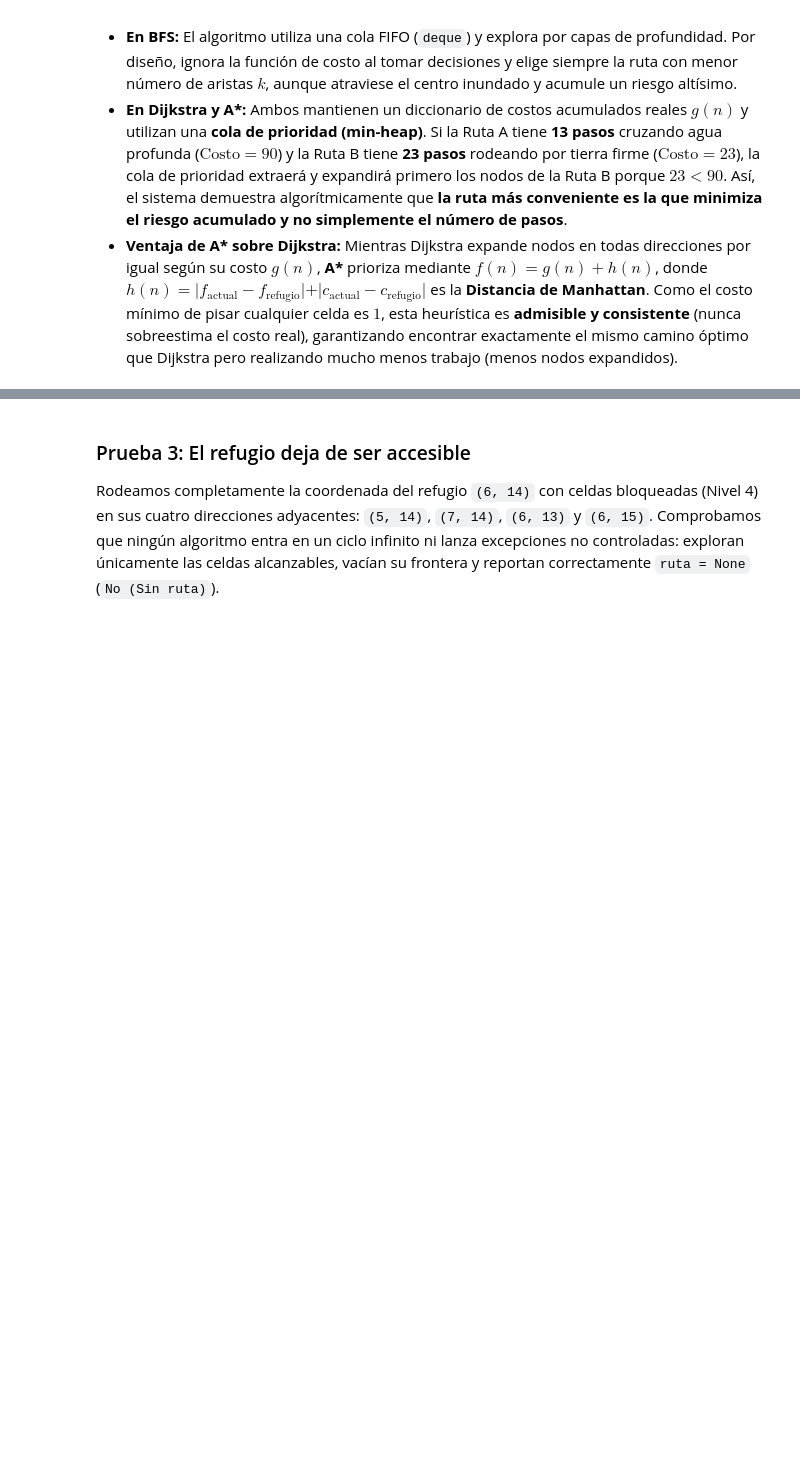
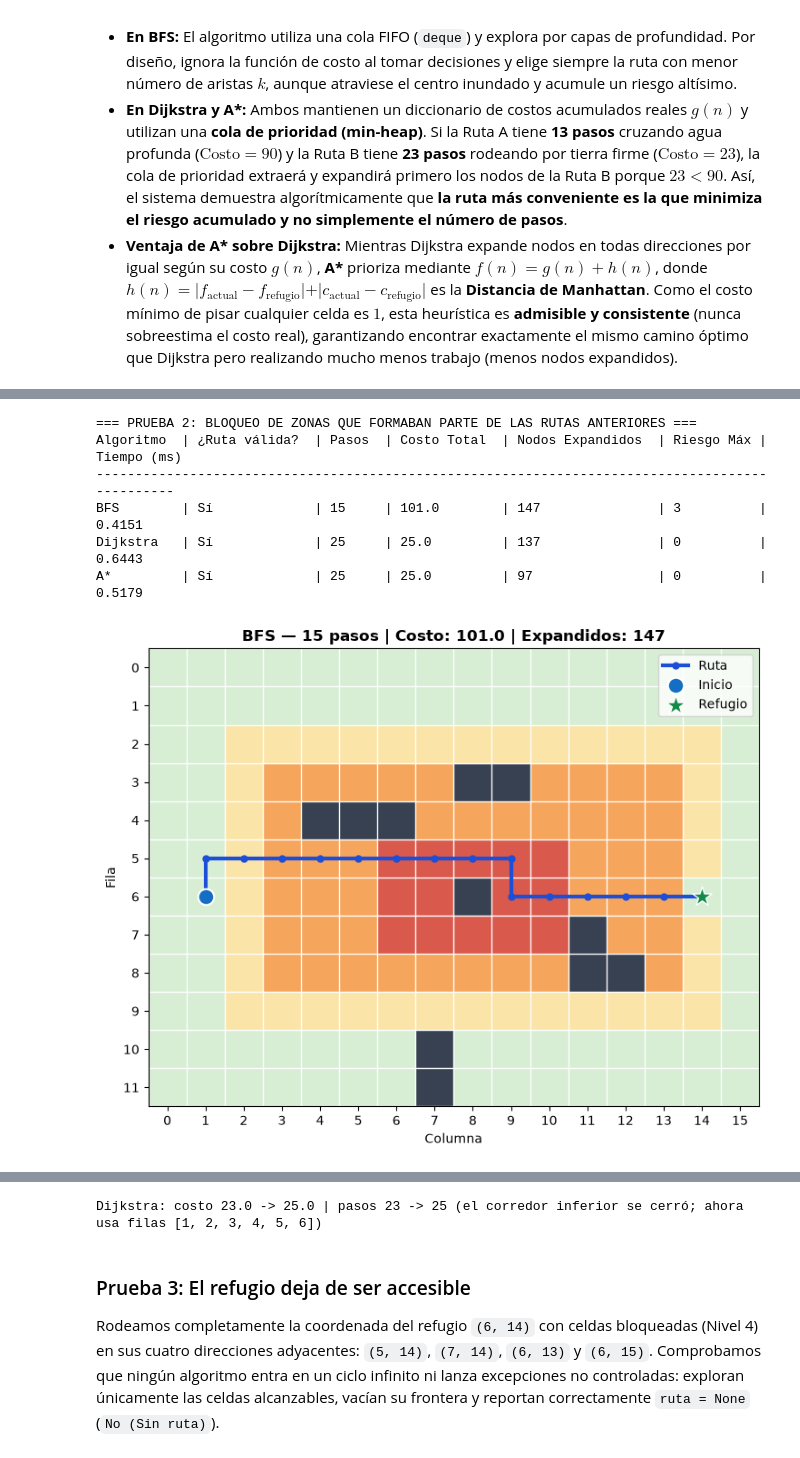
Before and after one commit to gretelZavaleta/laberinto-inundaciones-ia, a Jupyter notebook: laberinto_inundaciones_ia.ipynb, the cells around one changed output, grey strips where cells are left out. Drawn from its saved outputs; the diff is of its cells as text; code cells hidden in the pictures; blank space fills up the shorter version.

```diff
--- a/laberinto_inundaciones_ia.ipynb
+++ b/laberinto_inundaciones_ia.ipynb
@@ -482,0 +461,29 @@ A*         | Sí             | 23     | 23.0         | 80                | 0
+# %%
+print("=== PRUEBA 2: BLOQUEO DE ZONAS QUE FORMABAN PARTE DE LAS RUTAS ANTERIORES ===")
+ruta_previa = res_base[1]["ruta"]              # ruta óptima de Dijkstra en el escenario base
+zona_bloqueada = [(10, 7), (11, 7)]
+assert zona_bloqueada[0] in ruta_previa, "La zona bloqueada debe formar parte de la ruta anterior"
+
+terreno_ruta_bloqueada = terreno
+for celda in zona_bloqueada + [(6, 8)]:
+    terreno_ruta_bloqueada = modificar_terreno(terreno_ruta_bloqueada, celda, BLOQUEADO)
+
+res_bloqueo = comparar_estrategias(terreno_ruta_bloqueada)
+
+for r in res_bloqueo:
+    assert r["valida"], f"{r['algoritmo']} devolvió una ruta inválida"
+    assert not (set(r["ruta"]) & {(10, 7), (11, 7), (6, 8)}), f"{r['algoritmo']} pisa una celda bloqueada"
+nueva_ruta = res_bloqueo[1]["ruta"]
+assert nueva_ruta != ruta_previa, "Dijkstra no cambió su decisión tras el bloqueo"
+assert res_bloqueo[1]["costo"] > res_base[1]["costo"], "Cerrar el mejor corredor no puede abaratar la ruta"
+assert abs(res_bloqueo[2]["costo"] - res_bloqueo[1]["costo"]) < 1e-9, "A* y Dijkstra deben coincidir en costo"
+print(f"Dijkstra: costo {res_base[1]['costo']} -> {res_bloqueo[1]['costo']} | pasos {res_base[1]['pasos']} -> {res_bloqueo[1]['pasos']} "
+      f"(el corredor inferior se cerró; ahora usa filas {sorted({f for f, _ in nueva_ruta})})")
+# %% [output]
+=== PRUEBA 2: BLOQUEO DE ZONAS QUE FORMABAN PARTE DE LAS RUTAS ANTERIORES ===
+Algoritmo  | ¿Ruta válida?  | Pasos  | Costo Total  | Nodos Expandidos  | Riesgo Máx | Tiempo (ms)
+------------------------------------------------------------------------------------------------
+BFS        | Sí             | 15     | 101.0        | 147               | 3          | 0.4151
+Dijkstra   | Sí             | 25     | 25.0         | 137               | 0          | 0.6443
+A*         | Sí             | 25     | 25.0         | 97                | 0          | 0.5179
+[figure, added]
@@ -483,3 +492,4 @@ A*         | Sí             | 23     | 23.0         | 80                | 0
+Dijkstra: costo 23.0 -> 25.0 | pasos 23 -> 25 (el corredor inferior se cerró; ahora usa filas [1, 2, 3, 4, 5, 6])
 # %% [markdown]
 ### Prueba 3: El refugio deja de ser accesible
 Rodeamos completamente la coordenada del refugio `(6, 14)` con celdas bloqueadas (Nivel 4) en sus cuatro direcciones adyacentes: `(5, 14)`, `(7, 14)`, `(6, 13)` y `(6, 15)`. Comprobamos que ningún algoritmo entra en un ciclo infinito ni lanza excepciones no controladas: exploran únicamente las celdas alcanzables, vacían su frontera y reportan correctamente `ruta = None` (`No (Sin ruta)`).
```
Also changed, not shown: parts of 33 cells of this notebook, 2 other files.
